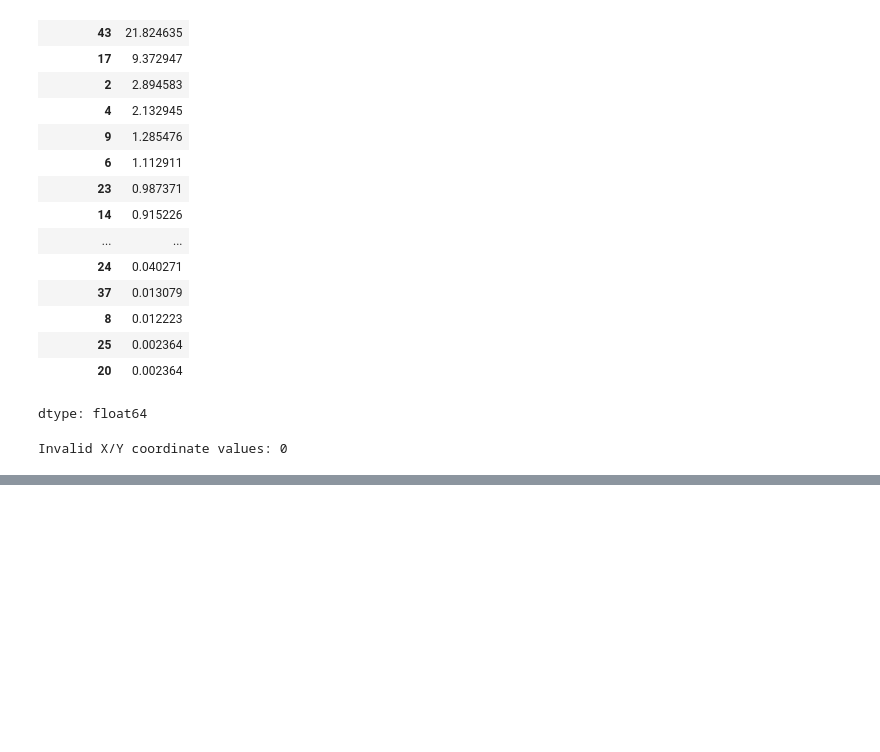
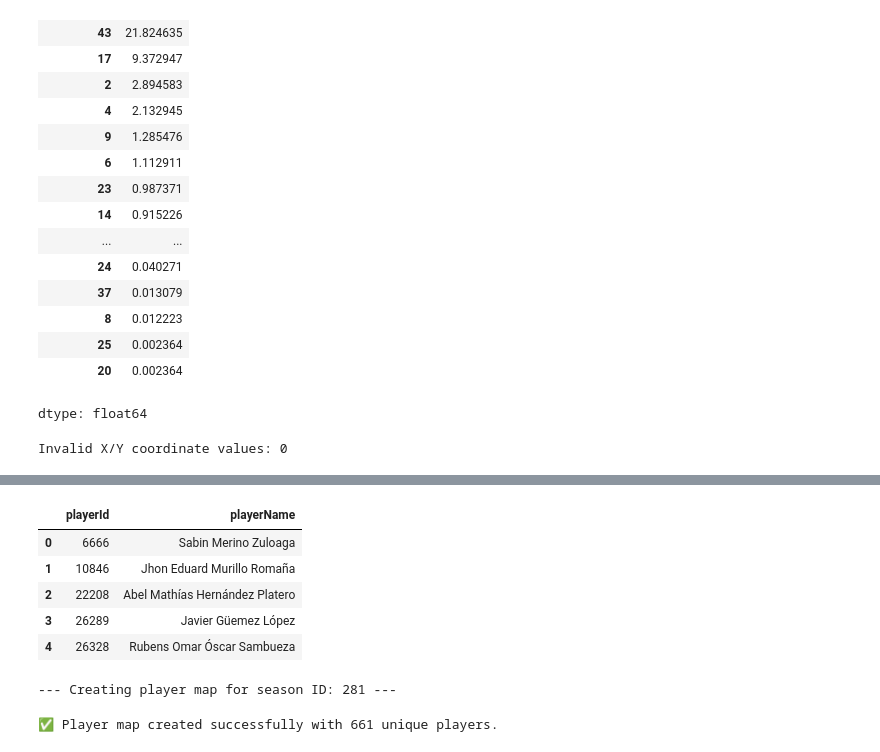
Before and after one commit to SLy-Precision/Player-Detection-and-Team-Performance-Prediction, a Jupyter notebook: 00_Data_Analysis_Extraction_Evaluation_.ipynb, the cells around one changed output, grey strips where cells are left out. Drawn from its saved outputs; the diff is of its cells as text; code cells hidden in the pictures; blank space fills up the shorter version.

```diff
--- a/00_Data_Analysis_Extraction_Evaluation_.ipynb
+++ b/00_Data_Analysis_Extraction_Evaluation_.ipynb
@@ -850,0 +920,14 @@ Invalid X/Y coordinate values: 0
+# %%
+df_jugadores2.head()
+# %% [output]
+|  | playerId | playerName |
+| 0 | 6666 | Sabin Merino Zuloaga |
+| 1 | 10846 | Jhon Eduard Murillo Romaña |
+| 2 | 22208 | Abel Mathías Hernández Platero |
+| 3 | 26289 | Javier Güemez López |
+| 4 | 26328 | Rubens Omar Óscar Sambueza |
+# %%
+df_jugadores3 = create_player_map(competition_id=73, season_id=281, creds=creds)
+# %% [output]
+--- Creating player map for season ID: 281 ---
+✅ Player map created successfully with 661 unique players.
```
Also changed, not shown: parts of 20 cells of this notebook.
